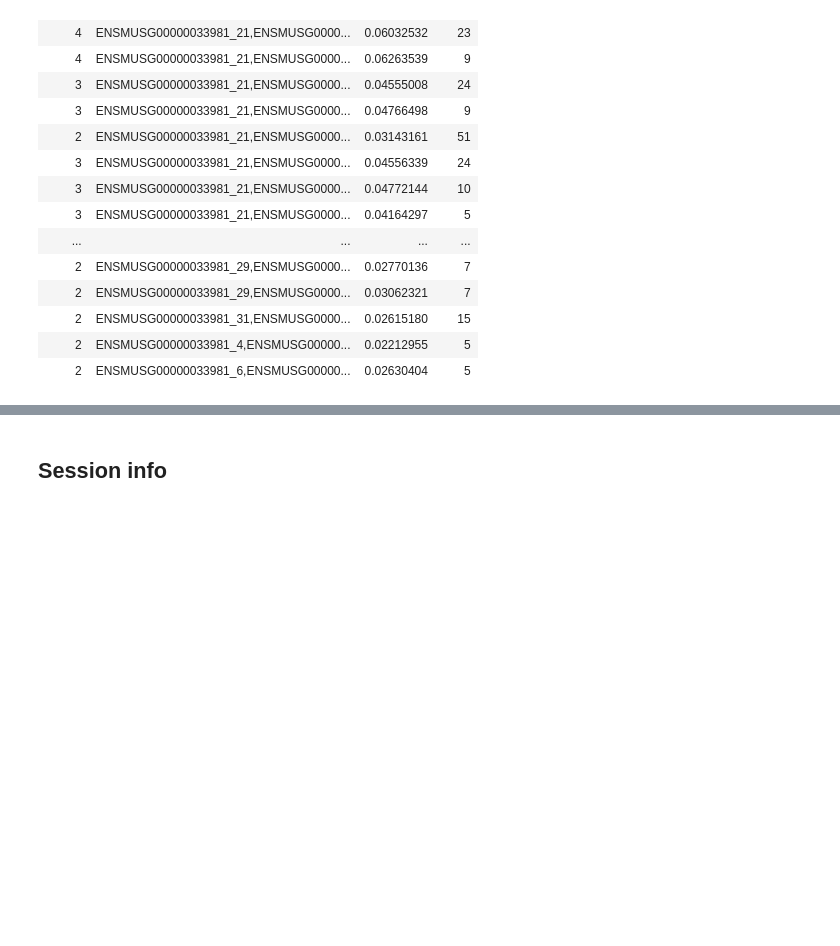
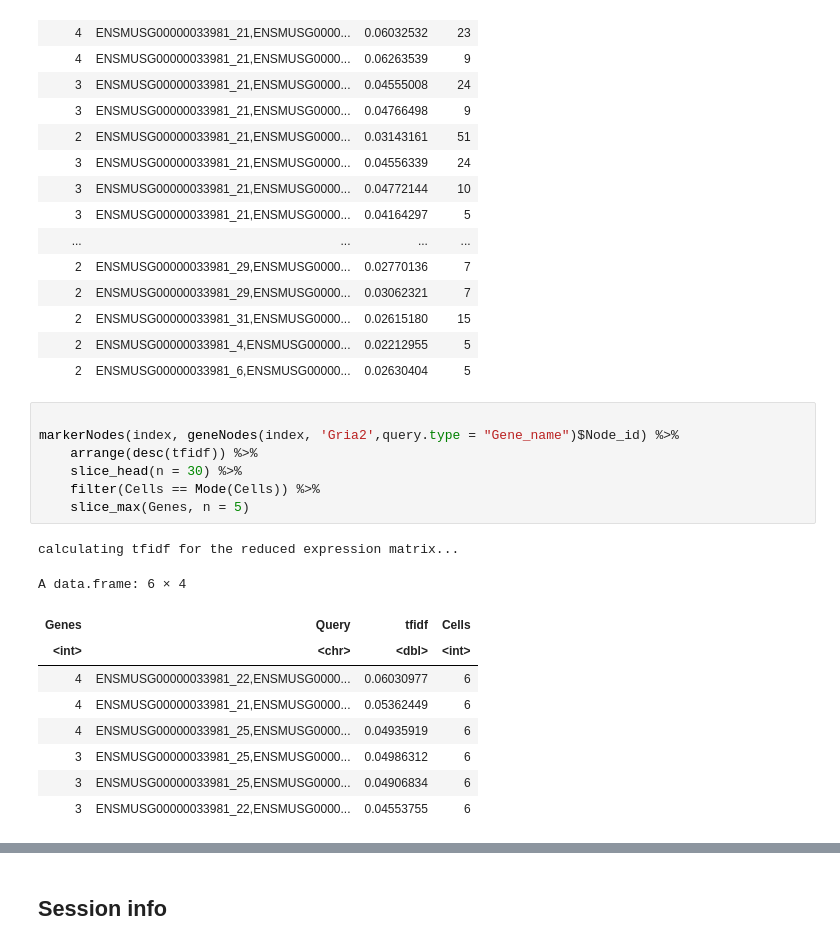
Before and after one commit to hemberg-lab/scfindME, a Jupyter notebook: vignettes/example_workflow.ipynb, the cells around one changed output, grey strips where cells are left out. Saved outputs shown, nothing was run; the diff lists cells and outputs as text; blank space fills up the shorter version.

```diff
--- a/vignettes/example_workflow.ipynb
+++ b/vignettes/example_workflow.ipynb
@@ -555,3 +555,21 @@ A data.frame: 102 × 4
 | 2 | ENSMUSG00000033981_31,ENSMUSG0000... | 0.02615180 | 15 |
 | 2 | ENSMUSG00000033981_4,ENSMUSG00000... | 0.02212955 | 5 |
 | 2 | ENSMUSG00000033981_6,ENSMUSG00000... | 0.02630404 | 5 |
+# %%
+
+markerNodes(index, geneNodes(index, 'Gria2',query.type = "Gene_name")$Node_id) %>%
+    arrange(desc(tfidf)) %>%
+    slice_head(n = 30) %>%
+    filter(Cells == Mode(Cells)) %>%
+    slice_max(Genes, n = 5)
+# %% [output]
+calculating tfidf for the reduced expression matrix...
+A data.frame: 6 × 4
+| Genes | Query | tfidf | Cells |
+| <int> | <chr> | <dbl> | <int> |
+| 4 | ENSMUSG00000033981_22,ENSMUSG0000... | 0.06030977 | 6 |
+| 4 | ENSMUSG00000033981_21,ENSMUSG0000... | 0.05362449 | 6 |
+| 4 | ENSMUSG00000033981_25,ENSMUSG0000... | 0.04935919 | 6 |
+| 3 | ENSMUSG00000033981_25,ENSMUSG0000... | 0.04986312 | 6 |
+| 3 | ENSMUSG00000033981_25,ENSMUSG0000... | 0.04906834 | 6 |
+| 3 | ENSMUSG00000033981_22,ENSMUSG0000... | 0.04553755 | 6 |
```
Also changed, not shown: parts of 7 cells of this notebook, 3 other files.
